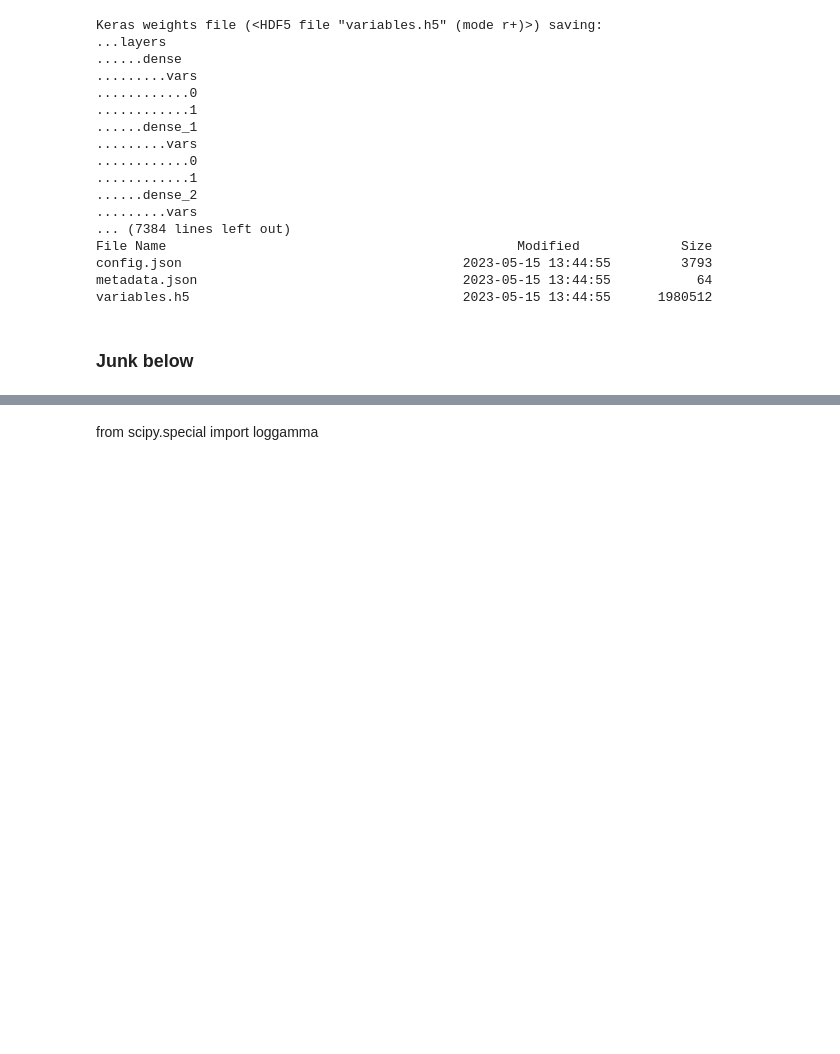
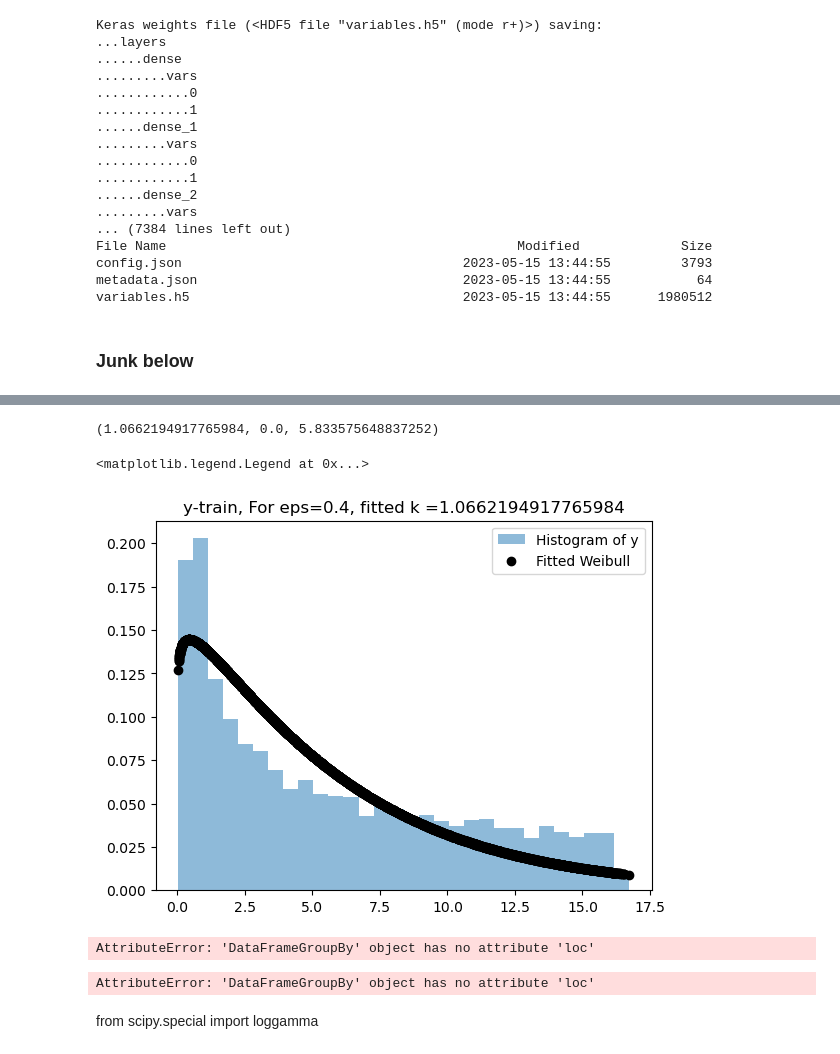
Before and after one commit to ashish1610dhiman/deep_learning_for_credit_risk, a Jupyter notebook: notebooks/neurips_experiments/a.exp3_benchmark_model.ipynb, the cells around one changed output, grey strips where cells are left out. Drawn from its saved outputs; the diff is of its cells as text; code cells hidden in the pictures; blank space fills up the shorter version.

Commit message:
final experiment results

```diff
--- a/notebooks/neurips_experiments/a.exp3_benchmark_model.ipynb
+++ b/notebooks/neurips_experiments/a.exp3_benchmark_model.ipynb
@@ -262,3 +254,22 @@ AttributeError: 'DataFrameGroupBy' object has no attribute 'loc'
+# %%
+rv = sc_stats.weibull_min.fit(y_train, floc=0.0)
+print (rv)
+plt.hist(y_train,alpha=0.5,density=True,bins=30,label="Histogram of y")
+plt.scatter(y_train, sc_stats.weibull_min.pdf(y_train,*rv),label="Fitted Weibull",color="black")
+plt.title("y-train, For eps=0.4, fitted k =1.0662194917765984")
+plt.legend()
+# %% [output]
+(1.0662194917765984, 0.0, 5.833575648837252)
+<matplotlib.legend.Legend at 0x...>
+[figure, added]
+# %%
+result_df.reset_index().groupby('eps').loc[:,("loss","benchmark","train")].rank()
+# %% [output]
+AttributeError: 'DataFrameGroupBy' object has no attribute 'loc'
+# %%
+result_df.groupby(["eps"]).loc[:,("loss","benchmark","train")].rank()
+# %% [output]
+AttributeError: 'DataFrameGroupBy' object has no attribute 'loc'
 # %%
 benchmark = result_df[result_df.model_type=="benchmark"]
 benchmark["rnk_"] = benchmark.groupby(["eps","model_type"])["mse"].rank()
```
Also changed, not shown: parts of 18 cells of this notebook, 7 other files.
